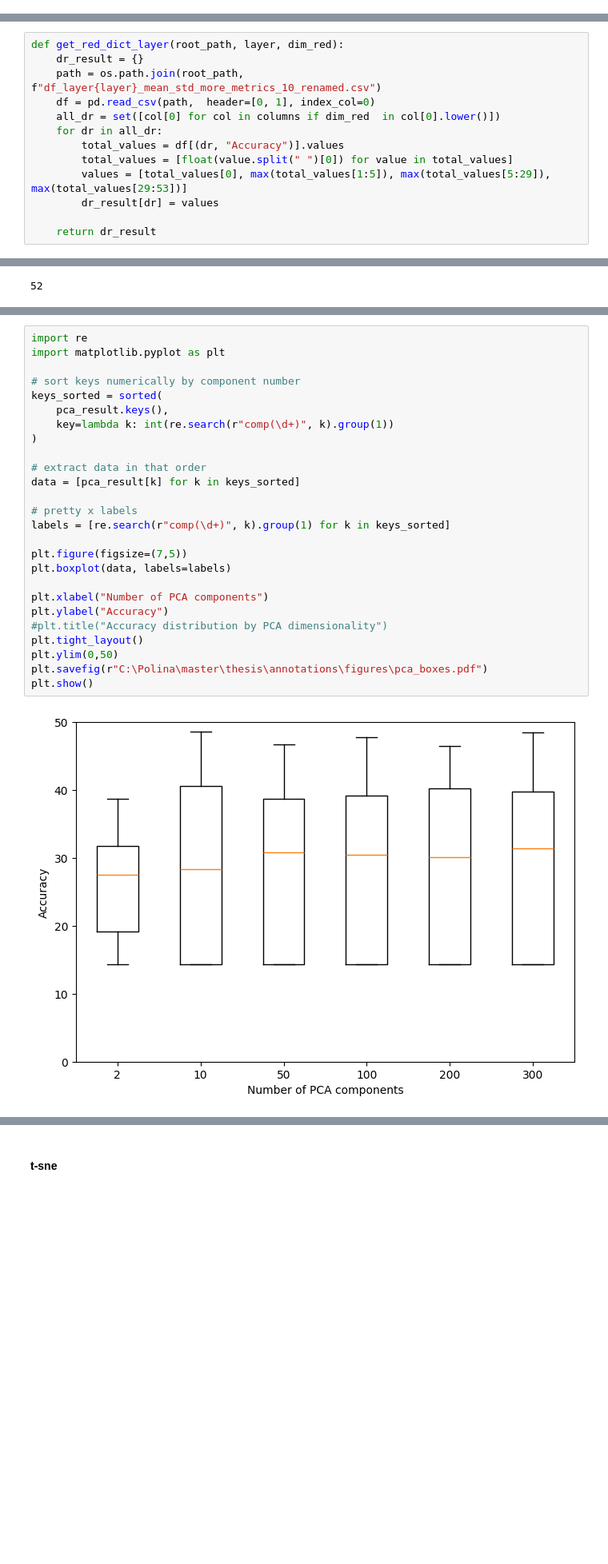
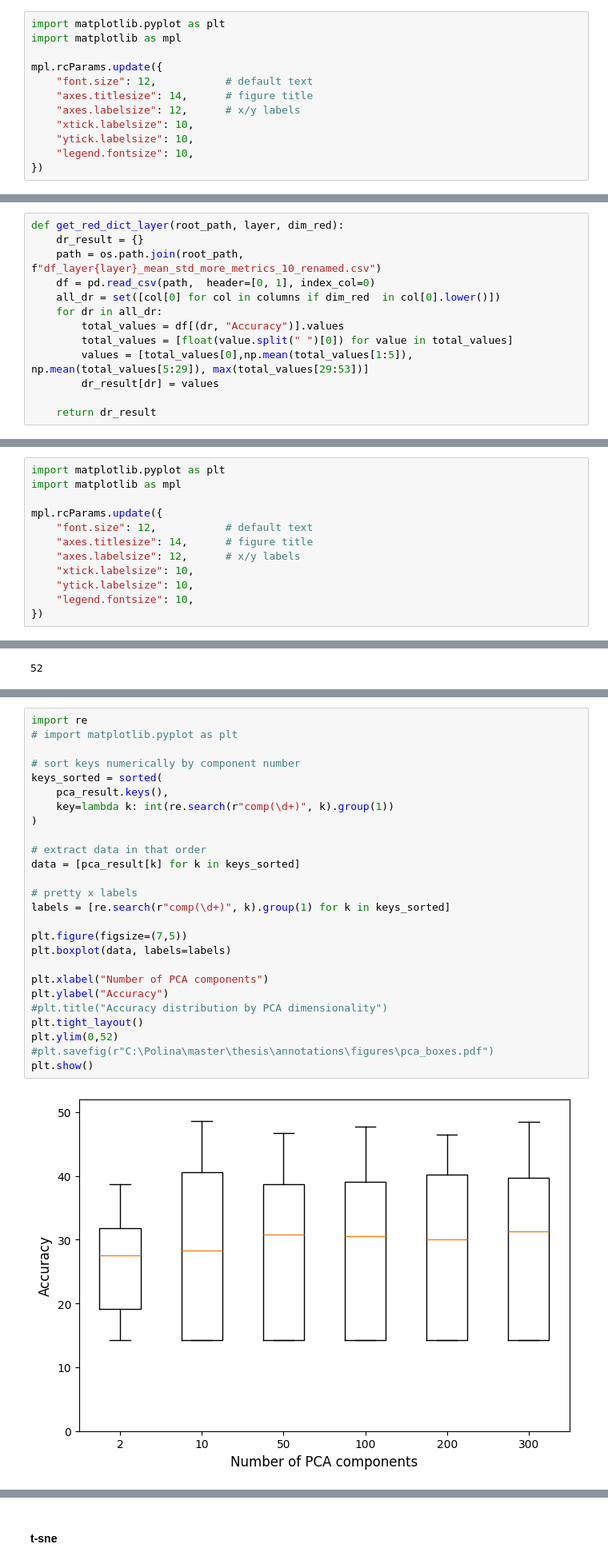
Before and after one commit to PulyaPolya/genres, a Jupyter notebook: ast_embedding_clustering.ipynb, the cells around one changed output, grey strips where cells are left out. Shown at 80% size. Cells and saved outputs as stored; diff of their text form; blank space fills up the shorter version.

```diff
--- a/ast_embedding_clustering.ipynb
+++ b/ast_embedding_clustering.ipynb
@@ -2200,6 +2237,18 @@ def load_dict(path, rename= None):
         for key, value in rename.items():
             layer_dict[value] = layer_dict.pop(key)
     return layer_dict
+# %%
+import matplotlib.pyplot as plt
+import matplotlib as mpl
+
+mpl.rcParams.update({
+    "font.size": 12,           # default text
+    "axes.titlesize": 14,      # figure title
+    "axes.labelsize": 12,      # x/y labels
+    "xtick.labelsize": 10,
+    "ytick.labelsize": 10,
+    "legend.fontsize": 10,
+})
 # %%
 import pandas as pd
 import os
@@ -2375,7 +2424,7 @@ def get_red_dict_layer(root_path, layer, dim_red):
     for dr in all_dr:
         total_values = df[(dr, "Accuracy")].values
         total_values = [float(value.split(" ")[0]) for value in total_values]
-        values = [total_values[0], max(total_values[1:5]), max(total_values[5:29]), max(total_values[29:53])]
+        values = [total_values[0],np.mean(total_values[1:5]), np.mean(total_values[5:29]), max(total_values[29:53])]
         dr_result[dr] = values
 
     return dr_result
@@ -2406,4 +2455,16 @@ for dr in all_dr:
     dr_result[dr] = values
+# %%
+import matplotlib.pyplot as plt
+import matplotlib as mpl
+
+mpl.rcParams.update({
+    "font.size": 12,           # default text
+    "axes.titlesize": 14,      # figure title
+    "axes.labelsize": 12,      # x/y labels
+    "xtick.labelsize": 10,
+    "ytick.labelsize": 10,
+    "legend.fontsize": 10,
+})
 # %% [markdown]
 #### pca
 # %%
@@ -2421,28 +2510,28 @@ len(pca_result ["PCA_comp100"])
 # %%
 import re
-import matplotlib.pyplot as plt
+# import matplotlib.pyplot as plt
 
 # sort keys numerically by component number
 keys_sorted = sorted(
     pca_result.keys(),
     key=lambda k: int(re.search(r"comp(\d+)", k).group(1))
 )
 
 # extract data in that order
 data = [pca_result[k] for k in keys_sorted]
 
 # pretty x labels
 labels = [re.search(r"comp(\d+)", k).group(1) for k in keys_sorted]
 
 plt.figure(figsize=(7,5))
 plt.boxplot(data, labels=labels)
 
 plt.xlabel("Number of PCA components")
 plt.ylabel("Accuracy")
 #plt.title("Accuracy distribution by PCA dimensionality")
 plt.tight_layout()
-plt.ylim(0,50)
-plt.savefig(r"C:\Polina\master\thesis\annotations\figures\pca_boxes.pdf")
+plt.ylim(0,52)
+#plt.savefig(r"C:\Polina\master\thesis\annotations\figures\pca_boxes.pdf")
 plt.show()
 # %% [output]
-[figure, old version]
+[figure, new version]
```
Also changed, not shown: parts of 28 cells of this notebook, 1 other file.
